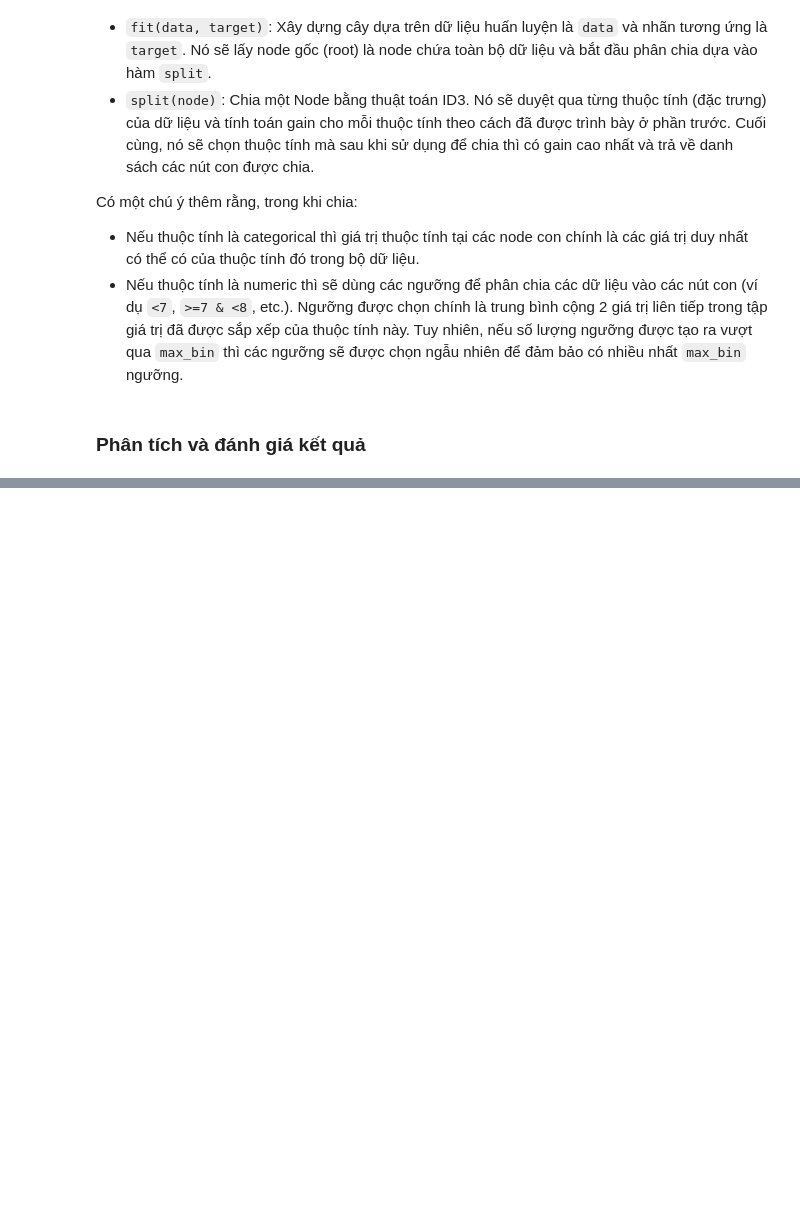
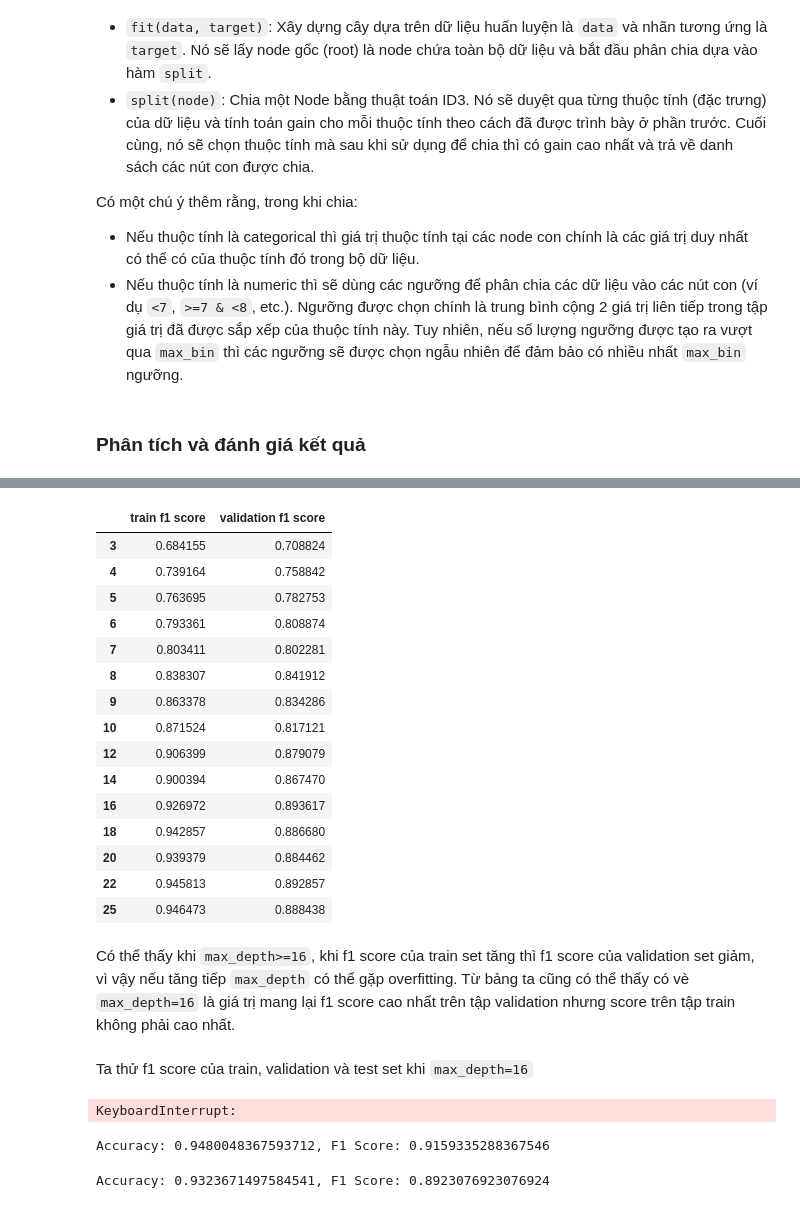
Before and after one commit to trietp1253201581/Project_AI_G07, a Jupyter notebook: Project report G07 Final.ipynb, the cells around one changed output, grey strips where cells are left out. Cells and saved outputs as stored; diff of their text form; code cells hidden in the pictures; blank space fills up the shorter version.

```diff
--- a/Project report G07 Final.ipynb
+++ b/Project report G07 Final.ipynb
@@ -580,0 +648,48 @@ roc_auc_score(y_test, y_pred)
+# %%
+scores = {
+    'train f1 score': train_scores,
+    'validation f1 score': valid_scores
+}
+
+df = pd.DataFrame(scores, index=max_depth_values)
+df.style.background_gradient('cool')
+# %% [output]
+|  | train f1 score | validation f1 score |
+| 3 | 0.684155 | 0.708824 |
+| 4 | 0.739164 | 0.758842 |
+| 5 | 0.763695 | 0.782753 |
+| 6 | 0.793361 | 0.808874 |
+| 7 | 0.803411 | 0.802281 |
+| 8 | 0.838307 | 0.841912 |
+| 9 | 0.863378 | 0.834286 |
+| 10 | 0.871524 | 0.817121 |
+| 12 | 0.906399 | 0.879079 |
+| 14 | 0.900394 | 0.867470 |
+| 16 | 0.926972 | 0.893617 |
+| 18 | 0.942857 | 0.886680 |
+| 20 | 0.939379 | 0.884462 |
+| 22 | 0.945813 | 0.892857 |
+| 25 | 0.946473 | 0.888438 |
+# %% [markdown]
+Có thể thấy khi `max_depth>=16`, khi f1 score của train set tăng thì f1 score của validation set giảm, vì vậy nếu tăng tiếp `max_depth` có thể gặp overfitting. Từ bảng ta cũng có thể thấy có vè `max_depth=16` là giá trị mang lại f1 score cao nhất trên tập validation nhưng score trên tập train không phải cao nhất.
+# %% [markdown]
+Ta thử f1 score của train, validation và test set khi `max_depth=16`
+# %%
+tree = DecisionTreeID3(max_depth=16)
+tree.fit(X_train1, y_train1)
+# %% [output]
+KeyboardInterrupt:
+# %%
+y_pred = tree.predict(X_train)
+acc = accuracy_score(y_train, y_pred)
+f1 = f1_score(y_train, y_pred)
+print(f"Accuracy: {acc}, F1 Score: {f1}")
+# %% [output]
+Accuracy: 0.9480048367593712, F1 Score: 0.9159335288367546
+# %%
+y_pred = tree.predict(X_valid)
+acc = accuracy_score(y_valid, y_pred)
+f1 = f1_score(y_valid, y_pred)
+print(f"Accuracy: {acc}, F1 Score: {f1}")
+# %% [output]
+Accuracy: 0.9323671497584541, F1 Score: 0.8923076923076924
```
Also changed, not shown: parts of 21 cells of this notebook.
